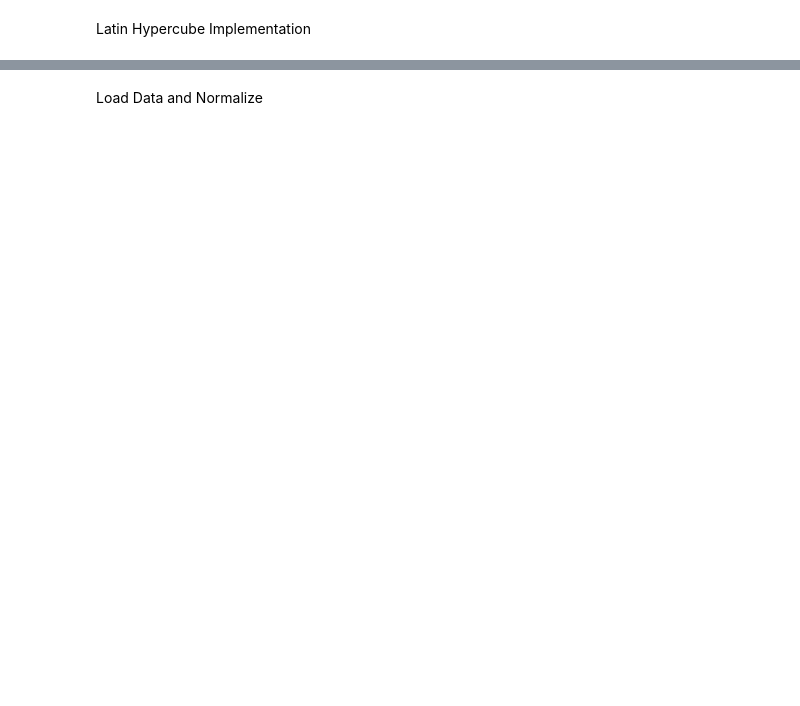
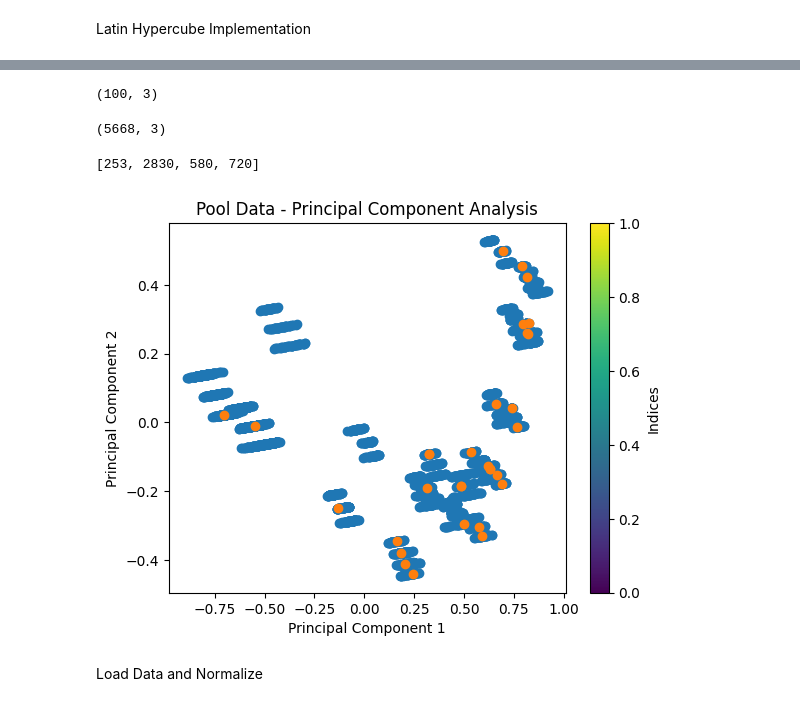
Before and after one commit to FinnFe0103/StiesdalActiveLearning, a Jupyter notebook: lhc_test.ipynb, the cells around one changed output, grey strips where cells are left out. Drawn from its saved outputs; the diff is of its cells as text; code cells hidden in the pictures; blank space fills up the shorter version.

```diff
--- a/lhc_test.ipynb
+++ b/lhc_test.ipynb
@@ -66,2 +220,60 @@ qmc.discrepancy(sample)
+# %%
+# transform the selected values to a numpy array
+selected_values = np.array(selected_values)
+
+selected_values.shape
+# %% [output]
+(100, 3)
+# %%
+pool_data[:,:-1].shape
+# %% [output]
+(5668, 3)
+# %%
+# check if the arrays from selected values are in the pool data
+indices = []
+for i in range(len(selected_values)):
+    for j in range(len(pool_data)):
+        if np.array_equal(selected_values[i], pool_data[j][:-1]):
+            indices.append(j)
+            break
+# %%
+indices
+# %% [output]
+[253, 2830, 580, 720]
+# %%
+sample_size = 30
+
+while len(indices) < sample_size:
+    # Generate the samples within the specified bounds
+    samples = sampler.integers(l_bounds=lower_bounds, u_bounds=upper_bounds, n=100)
+    selected_values = []
+    for sample in samples:
+        help_list = []
+        for j in range(len(sample)):
+            help_list.append(unique_values[j][sample[j]])
+        selected_values.append(help_list)
+    selected_values = np.array(selected_values)
+    for i in range(len(selected_values)):
+        for j in range(len(pool_data)):
+            if np.array_equal(selected_values[i], pool_data[j][:-1]):
+                indices.append(j)
+                break
+# %%
+from sklearn.decomposition import PCA
+
+# Perform PCA on the pool data
+pca = PCA(n_components=2)
+pool_data_pca = pca.fit_transform(pool_data)
+
+# Plot the data points on the first two components
+plt.scatter(pool_data_pca[:, 0], pool_data_pca[:, 1])
+plt.scatter(pool_data_pca[indices, 0], pool_data_pca[indices, 1])
+plt.xlabel('Principal Component 1')
+plt.ylabel('Principal Component 2')
+plt.title('Pool Data - Principal Component Analysis')
+plt.colorbar(label='Indices')
+plt.show()
+# %% [output]
+[figure, added]
 # %% [markdown]
 Load Data and Normalize
```
Also changed, not shown: parts of 24 cells of this notebook.
